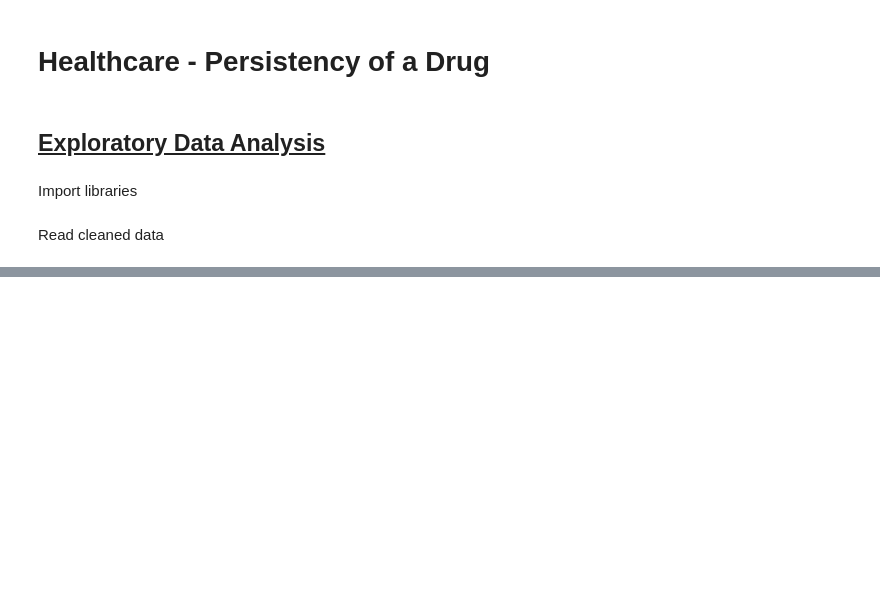
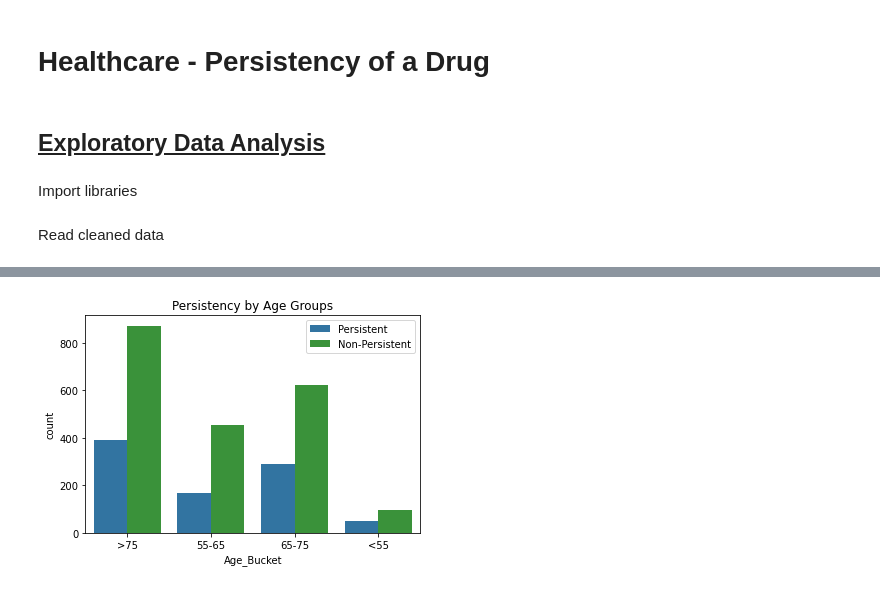
Before and after one commit to Soniyasunny1/7_week7, a Jupyter notebook: week_10/2_EDA.ipynb, the cells around one changed output, grey strips where cells are left out. Saved outputs shown, nothing was run; the diff lists cells and outputs as text; code cells hidden in the pictures; blank space fills up the shorter version.

```diff
--- a/week_10/2_EDA.ipynb
+++ b/week_10/2_EDA.ipynb
@@ -25,0 +159,9 @@ df2.head()
+# %%
+# Age
+palette = ['tab:blue', 'tab:green']
+sns.countplot(df['Age_Bucket'], hue=df['Persistency_Flag'], palette=palette)
+plt.title("Persistency by Age Groups")
+plt.legend()
+plt.show()
+# %% [output]
+[figure, added]
```
Also changed, not shown: parts of 27 cells of this notebook, 2 other files.
